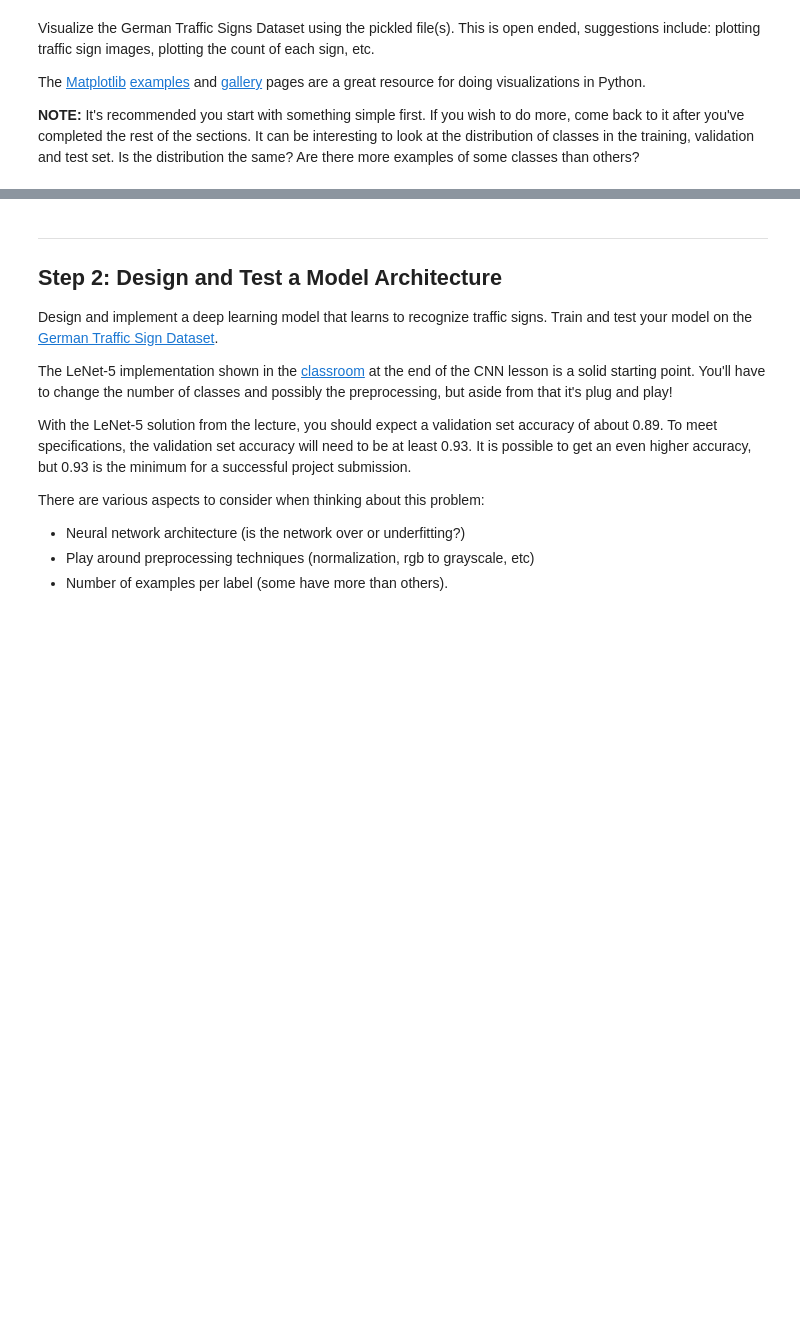
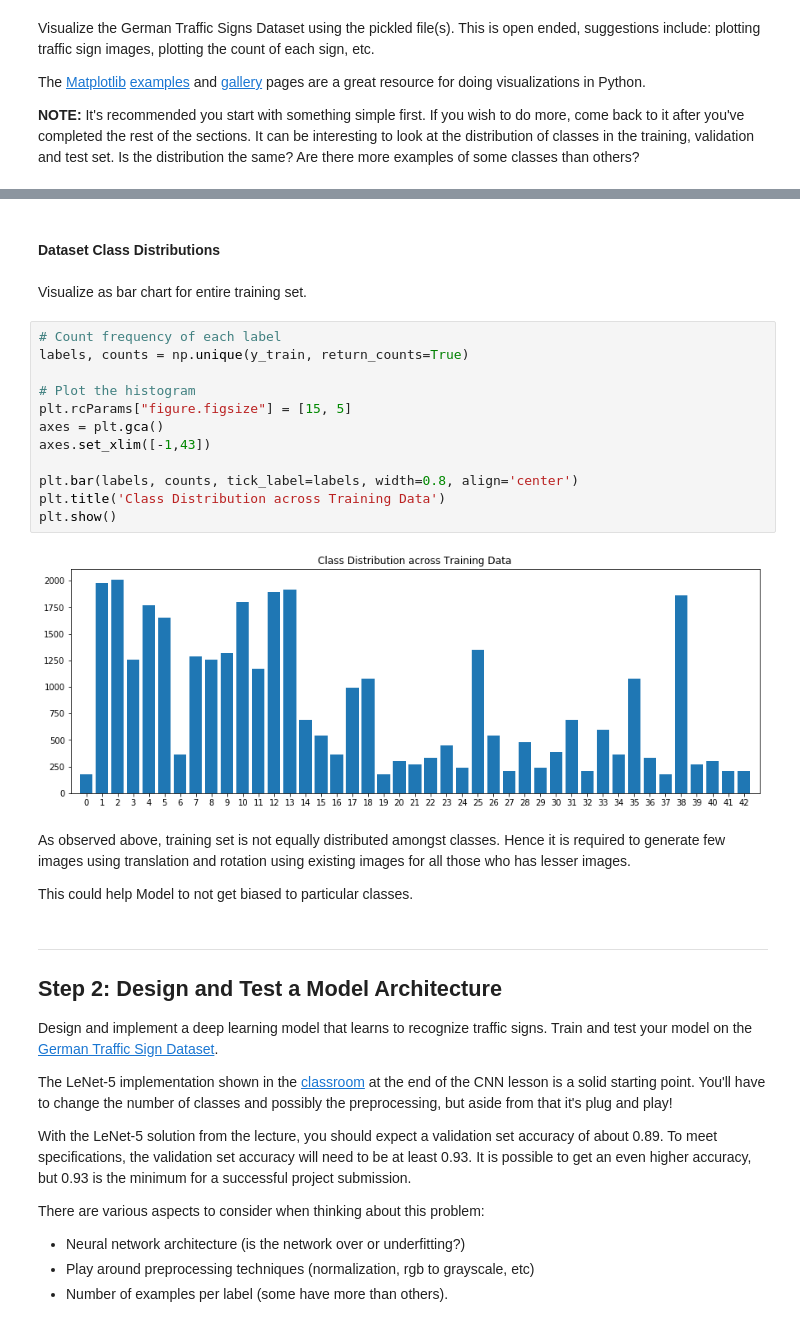
Before and after one commit to jinay1991/CarND-Traffic-Sign-Classifier-Project, a Jupyter notebook: Traffic_Sign_Classifier.ipynb, the cells around one changed output, grey strips where cells are left out. Cells and saved outputs as stored; diff of their text form; blank space fills up the shorter version.

```diff
--- a/Traffic_Sign_Classifier.ipynb
+++ b/Traffic_Sign_Classifier.ipynb
@@ -161,3 +173,25 @@ print(y_train[index])
+# %% [markdown]
+#### Dataset Class Distributions
+# %% [markdown]
+Visualize as bar chart for entire training set.
+# %%
+# Count frequency of each label
+labels, counts = np.unique(y_train, return_counts=True)
+
+# Plot the histogram
+plt.rcParams["figure.figsize"] = [15, 5]
+axes = plt.gca()
+axes.set_xlim([-1,43])
+
+plt.bar(labels, counts, tick_label=labels, width=0.8, align='center')
+plt.title('Class Distribution across Training Data')
+plt.show()
+# %% [output]
+[figure, added]
+# %% [markdown]
+As observed above, training set is not equally distributed amongst classes. Hence it is required to generate few images using translation and rotation using existing images for all those who has lesser images.
+
+This could help Model to not get biased to particular classes.
 # %% [markdown]
 ----
 
```
Also changed, not shown: parts of 63 cells of this notebook, 7 other files.
